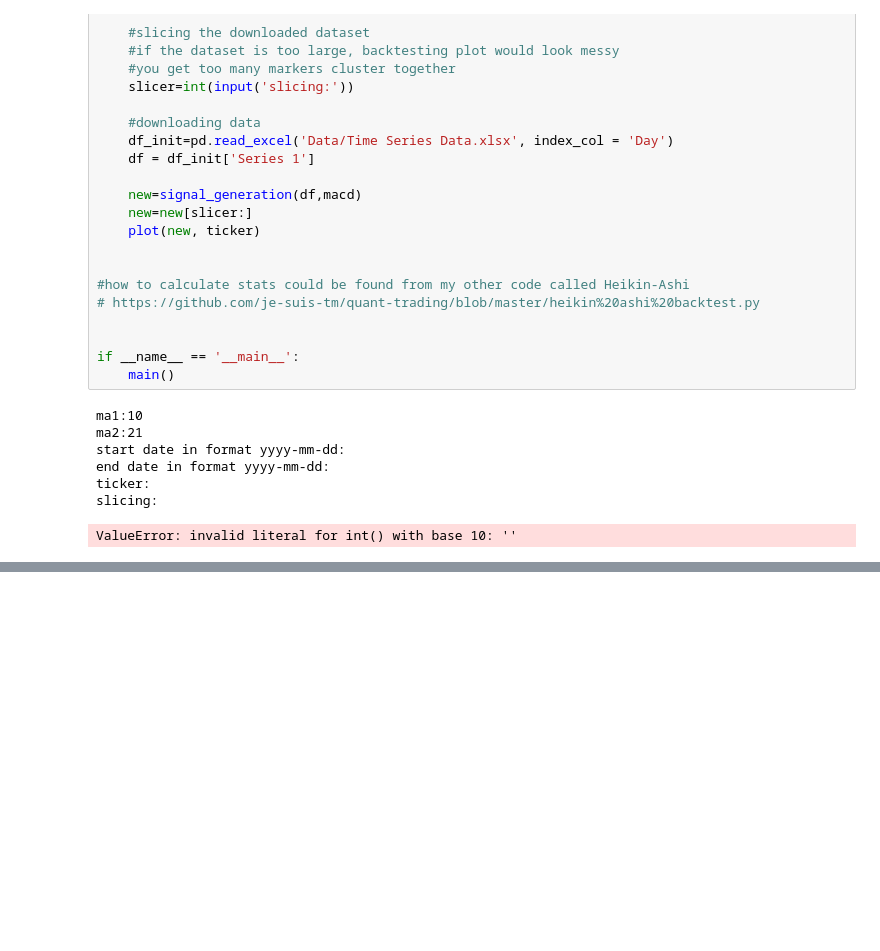
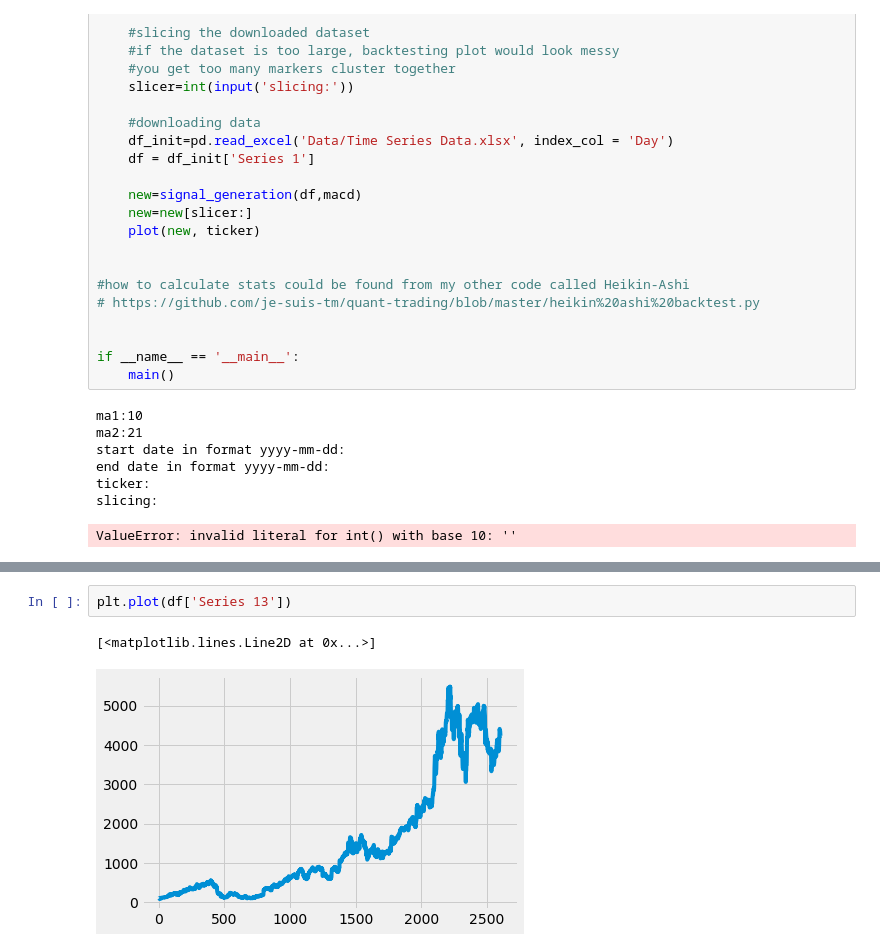
Before and after one commit to oscarwoodi/BHProj2Team1, a Jupyter notebook: MACD and AWESOME Oscillator.ipynb, the cells around one changed output, grey strips where cells are left out. Cells and saved outputs as stored; diff of their text form; blank space fills up the shorter version.

```diff
--- a/MACD and AWESOME Oscillator.ipynb
+++ b/MACD and AWESOME Oscillator.ipynb
@@ -144,0 +306,5 @@ ValueError: invalid literal for int() with base 10: ''
+# %%
+plt.plot(df['Series 13'])
+# %% [output]
+[<matplotlib.lines.Line2D at 0x...>]
+[figure, added]
```
Also changed, not shown: parts of 10 cells of this notebook.
